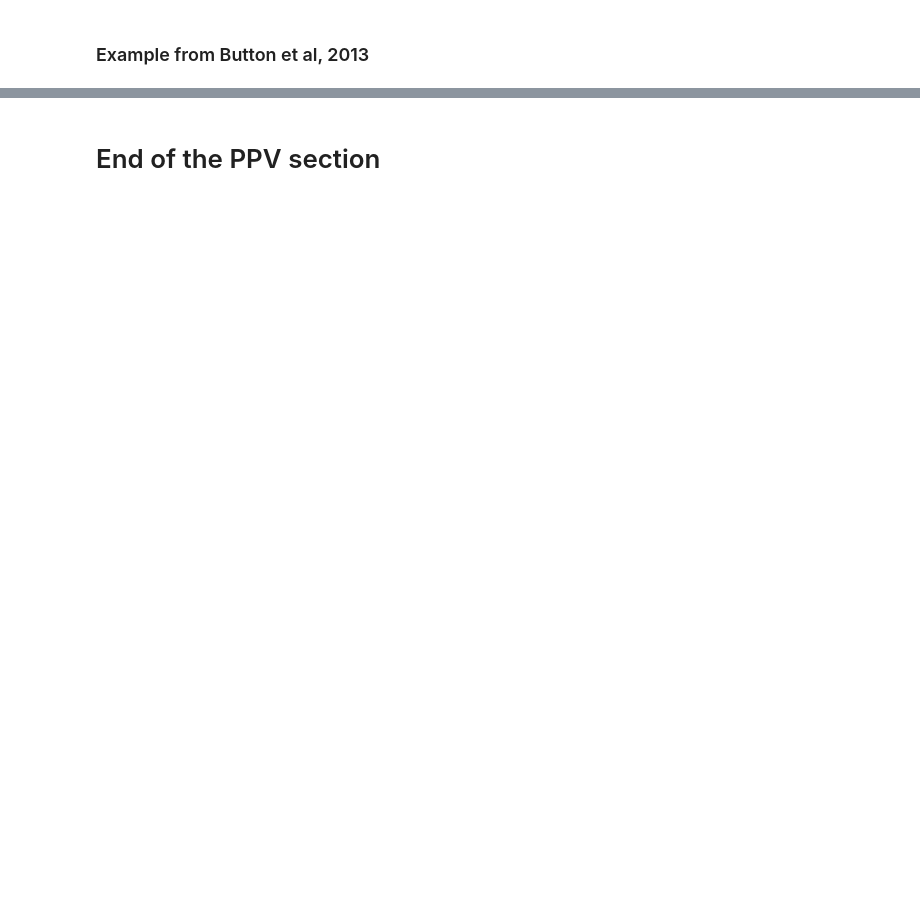
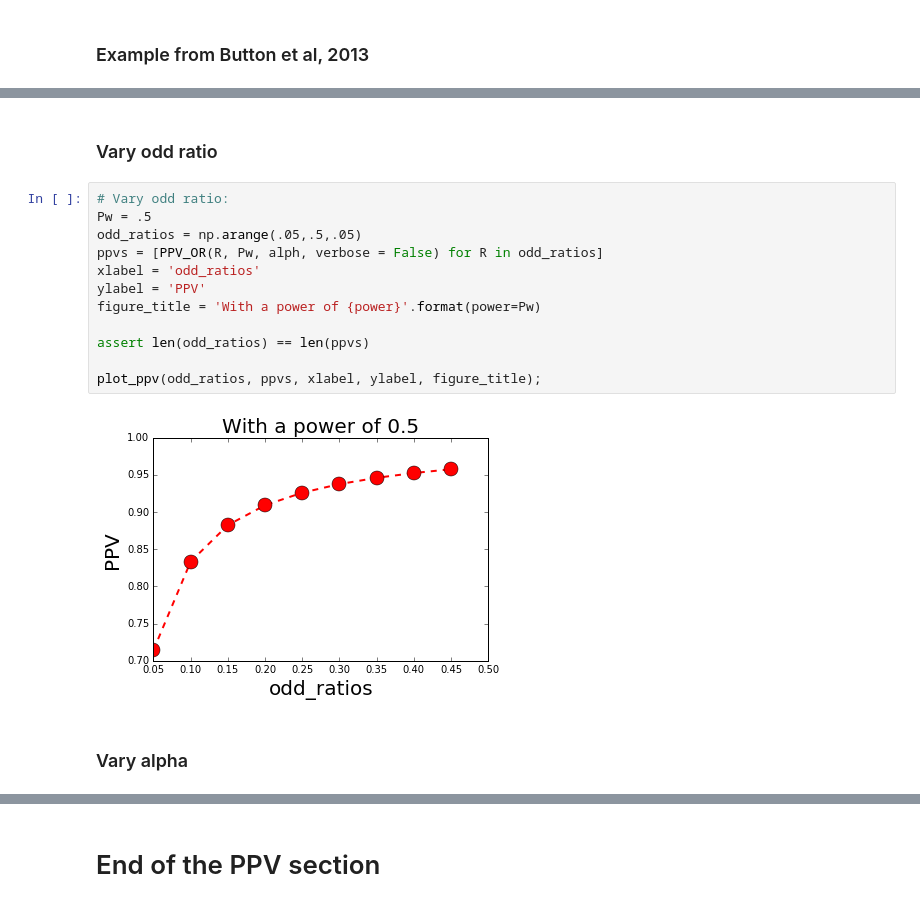
Before and after one commit to yukaizou2015/module-stats, a Jupyter notebook: notebooks/Positive-Predictive-Value.ipynb, the cells around one changed output, grey strips where cells are left out. Drawn from its saved outputs; the diff is of its cells as text; blank space fills up the shorter version.

```diff
--- a/notebooks/Positive-Predictive-Value.ipynb
+++ b/notebooks/Positive-Predictive-Value.ipynb
@@ -229,0 +238,18 @@ plt.title(figure_title, fontsize=20);
+# %% [markdown]
+### Vary odd ratio
+# %%
+# Vary odd ratio:
+Pw = .5
+odd_ratios = np.arange(.05,.5,.05)
+ppvs = [PPV_OR(R, Pw, alph, verbose = False) for R in odd_ratios]
+xlabel = 'odd_ratios'
+ylabel = 'PPV'
+figure_title = 'With a power of {power}'.format(power=Pw)
+
+assert len(odd_ratios) == len(ppvs)
+
+plot_ppv(odd_ratios, ppvs, xlabel, ylabel, figure_title);
+# %% [output]
+[figure, added]
+# %% [markdown]
+### Vary alpha
```
Also changed, not shown: parts of 7 cells of this notebook.
